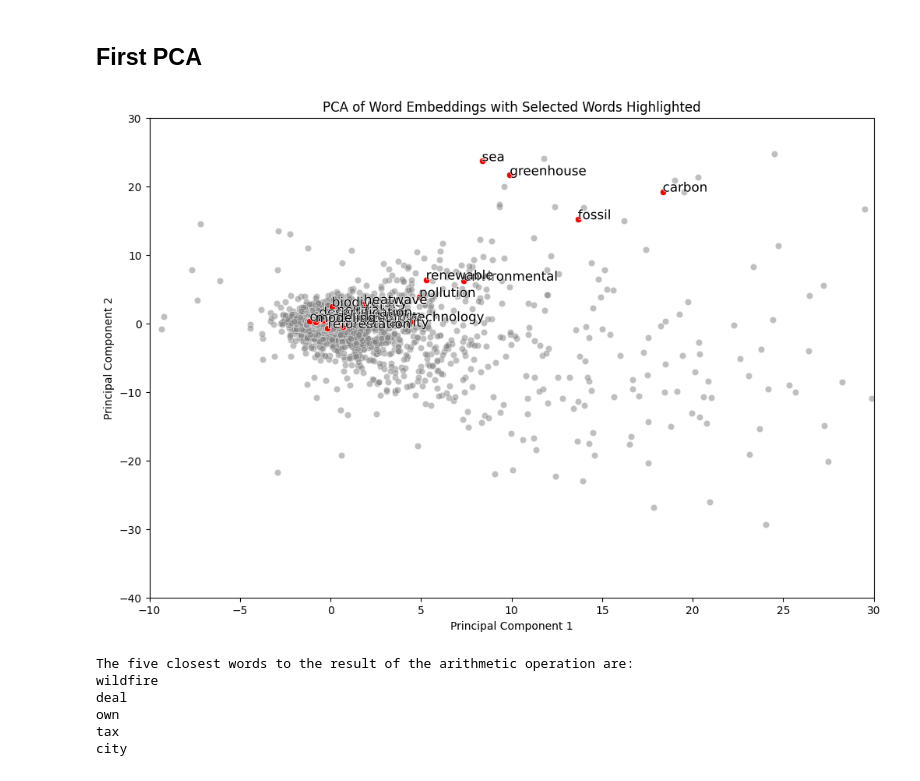
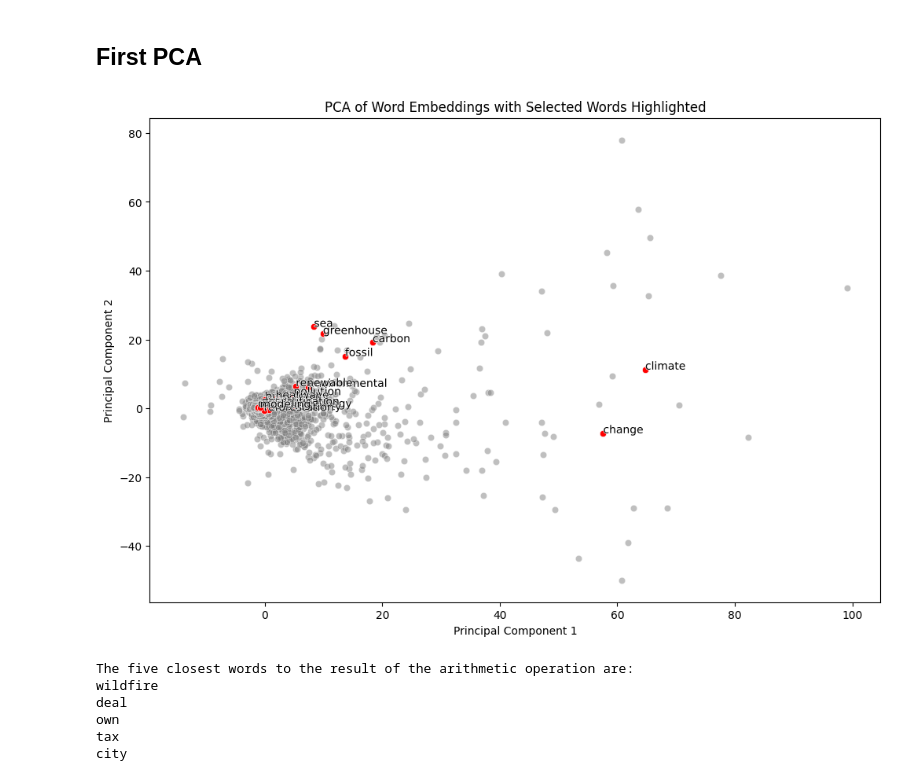
Before and after one commit to tobiaswtzl/dlss-project24, a Jupyter notebook: code/2. Deep Learning Model/SemSim.ipynb, the cells around one changed output. Drawn from its saved outputs; the diff is of its cells as text; code cells hidden in the pictures.

```diff
--- a/code/2. Deep Learning Model/SemSim.ipynb
+++ b/code/2. Deep Learning Model/SemSim.ipynb
@@ -18,7 +13,7 @@ import plotly.express as px
 from tabulate import tabulate
 
 
-df_embeddings = pd.read_csv("/Users/fabianmahner/dlss-project24/output/embeddings/embeddings_CBOW_total_posts.csv")
+df_embeddings = pd.read_csv("/Users/fabianmahner/dlss-project24/output/embeddings/subreddit_embeddings/embeddings_CBOW_total_posts.csv")
 # %%
 df_embeddings = df_embeddings.iloc[:,1:]
 # %%
@@ -47,4 +37,8 @@ X_standardized = StandardScaler().fit_transform(X)
 # %%
+# Drop the non-numerical 'word' column
+X = df_embeddings.drop(columns=['word'])
+# Standardize the data
+X_standardized = StandardScaler().fit_transform(X)
 # Perform PCA to reduce to 2 components
 pca = PCA(n_components=2)
 principal_components = pca.fit_transform(X_standardized)
@@ -58,6 +52,8 @@ pca_df['word'] = df_embeddings['word']
 # Specifying the words to highlight
 
 climate_change_terms = [
+    "climate",
+    "change",
     "globalwarming",
     "greenhouse",
     "carbon",
@@ -79,37 +75,37 @@ climate_change_terms = [
     "acid",
     "modeling",
     "degradation",
     "heatwave",
     "desertification"
 ]
 
 
 # Filter the DataFrame to include only the selected words
 climate_df = pca_df[pca_df['word'].isin(climate_change_terms)]
 
 # Plotting the PCA results
 plt.figure(figsize=(12, 8))
 sns.scatterplot(x='PC1', y='PC2', data=pca_df, color='gray', alpha=0.5)
 
 # Highlight the selected words in a different color
 sns.scatterplot(x='PC1', y='PC2', data=climate_df, color='red')
 
 
 # Annotate the points with the selected word labels with improved styling
 for i in range(climate_df.shape[0]):
     txt = plt.text(x=climate_df.PC1.iloc[i], y=climate_df.PC2.iloc[i], s=climate_df.word.iloc[i],
-                   fontdict=dict(color='black', size=12, weight='roman'))
+                   fontdict=dict(color='black', size=10, weight='roman'))
 
     txt.set_path_effects([PathEffects.withStroke(linewidth=1, foreground='white')])
 
-plt.xlim(-10,30)  # Example limits for PC1
-plt.ylim(-40, 30)  # Example limits for PC2
+#plt.xlim(-10,30)  # Example limits for PC1
+#plt.ylim(-40, 30)  # Example limits for PC2
 plt.title('PCA of Word Embeddings with Selected Words Highlighted')
 plt.xlabel('Principal Component 1')
 plt.ylabel('Principal Component 2')
 plt.show()
 # %% [output]
-[figure, old version]
+[figure, new version]
 # %%
 # Calculate the cosine similarity between the vectors for 'water' and 'flood'
 # Extract vectors for the words
```
Also changed, not shown: parts of 5 cells of this notebook, 2 other files.
